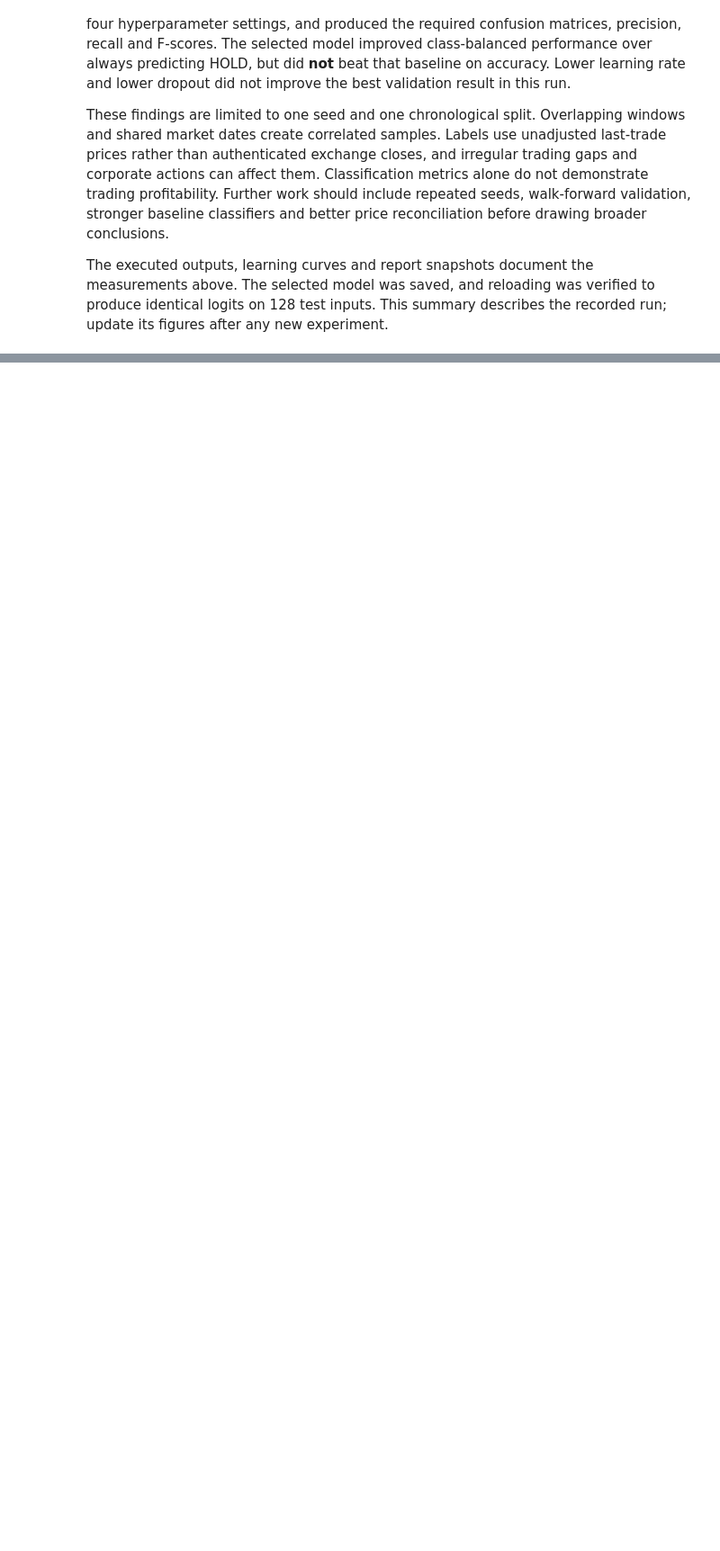
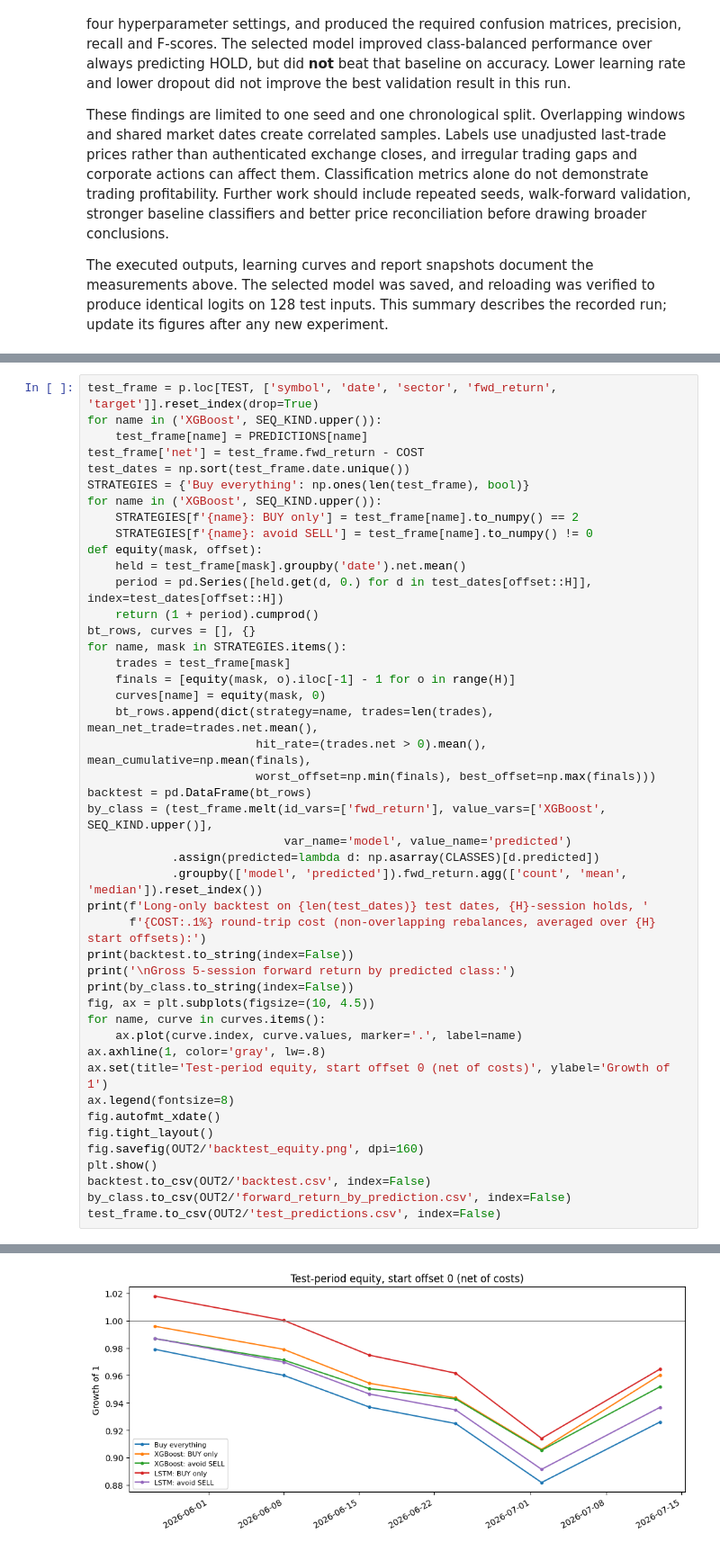
Before and after one commit to UttamChaudhary12/NepSE-Stock-Project, a Jupyter notebook: Uttam_EDA.ipynb, the cells around one changed output, grey strips where cells are left out. Shown at 90% size. Saved outputs shown, nothing was run; the diff lists cells and outputs as text; blank space fills up the shorter version.

```diff
--- a/Uttam_EDA.ipynb
+++ b/Uttam_EDA.ipynb
@@ -800,0 +1320,46 @@ The executed outputs, learning curves and report snapshots document the measurem
+# %%
+test_frame = p.loc[TEST, ['symbol', 'date', 'sector', 'fwd_return', 'target']].reset_index(drop=True)
+for name in ('XGBoost', SEQ_KIND.upper()):
+    test_frame[name] = PREDICTIONS[name]
+test_frame['net'] = test_frame.fwd_return - COST
+test_dates = np.sort(test_frame.date.unique())
+STRATEGIES = {'Buy everything': np.ones(len(test_frame), bool)}
+for name in ('XGBoost', SEQ_KIND.upper()):
+    STRATEGIES[f'{name}: BUY only'] = test_frame[name].to_numpy() == 2
+    STRATEGIES[f'{name}: avoid SELL'] = test_frame[name].to_numpy() != 0
+def equity(mask, offset):
+    held = test_frame[mask].groupby('date').net.mean()
+    period = pd.Series([held.get(d, 0.) for d in test_dates[offset::H]], index=test_dates[offset::H])
+    return (1 + period).cumprod()
+bt_rows, curves = [], {}
+for name, mask in STRATEGIES.items():
+    trades = test_frame[mask]
+    finals = [equity(mask, o).iloc[-1] - 1 for o in range(H)]
+    curves[name] = equity(mask, 0)
+    bt_rows.append(dict(strategy=name, trades=len(trades), mean_net_trade=trades.net.mean(),
+                        hit_rate=(trades.net > 0).mean(), mean_cumulative=np.mean(finals),
+                        worst_offset=np.min(finals), best_offset=np.max(finals)))
+backtest = pd.DataFrame(bt_rows)
+by_class = (test_frame.melt(id_vars=['fwd_return'], value_vars=['XGBoost', SEQ_KIND.upper()],
+                            var_name='model', value_name='predicted')
+            .assign(predicted=lambda d: np.asarray(CLASSES)[d.predicted])
+            .groupby(['model', 'predicted']).fwd_return.agg(['count', 'mean', 'median']).reset_index())
+print(f'Long-only backtest on {len(test_dates)} test dates, {H}-session holds, '
+      f'{COST:.1%} round-trip cost (non-overlapping rebalances, averaged over {H} start offsets):')
+print(backtest.to_string(index=False))
+print('\nGross 5-session forward return by predicted class:')
+print(by_class.to_string(index=False))
+fig, ax = plt.subplots(figsize=(10, 4.5))
+for name, curve in curves.items():
+    ax.plot(curve.index, curve.values, marker='.', label=name)
+ax.axhline(1, color='gray', lw=.8)
+ax.set(title='Test-period equity, start offset 0 (net of costs)', ylabel='Growth of 1')
+ax.legend(fontsize=8)
+fig.autofmt_xdate()
+fig.tight_layout()
+fig.savefig(OUT2/'backtest_equity.png', dpi=160)
+plt.show()
+backtest.to_csv(OUT2/'backtest.csv', index=False)
+by_class.to_csv(OUT2/'forward_return_by_prediction.csv', index=False)
+test_frame.to_csv(OUT2/'test_predictions.csv', index=False)
+# %% [output]
@@ -800,0 +1382 @@ The executed outputs, learning curves and report snapshots document the measurem
+[figure, added]
```
Also changed, not shown: parts of 47 cells of this notebook, 31 other files.
